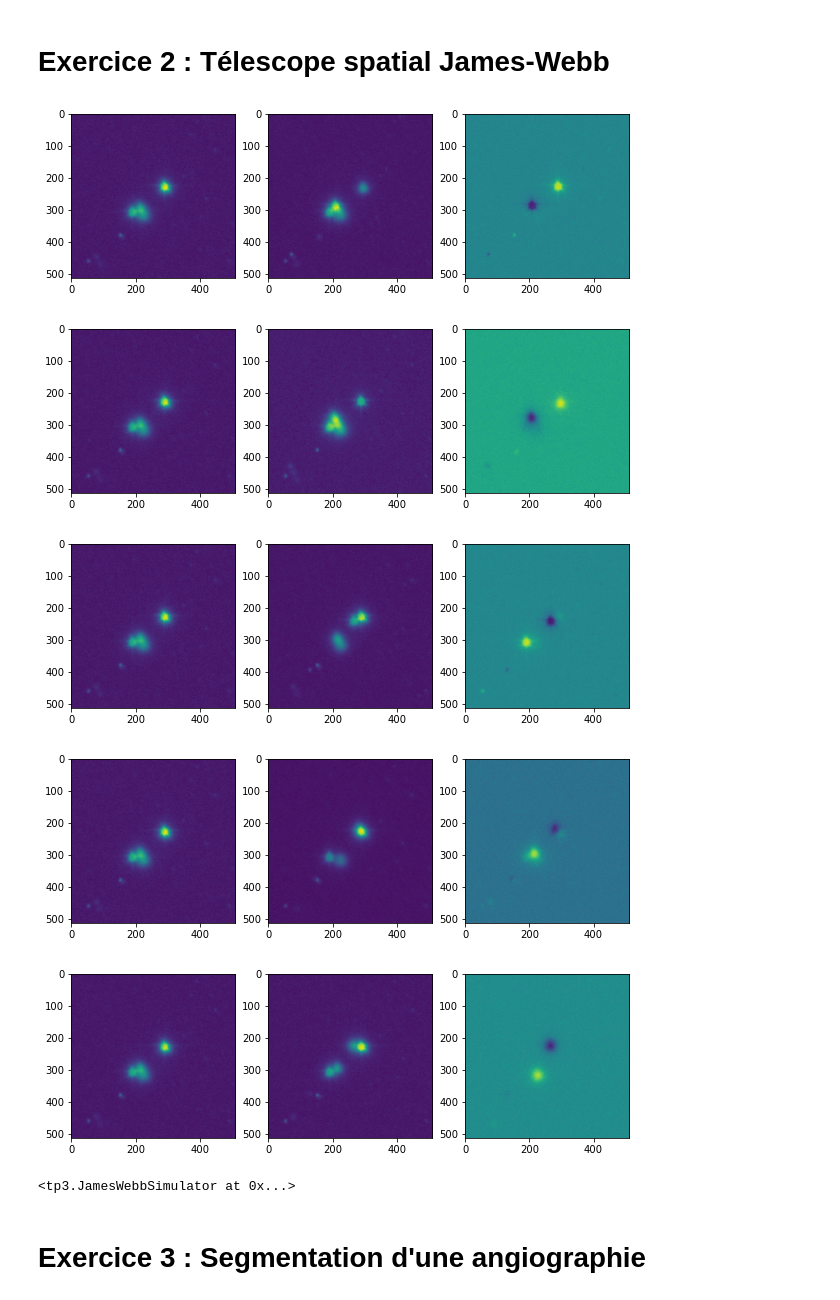
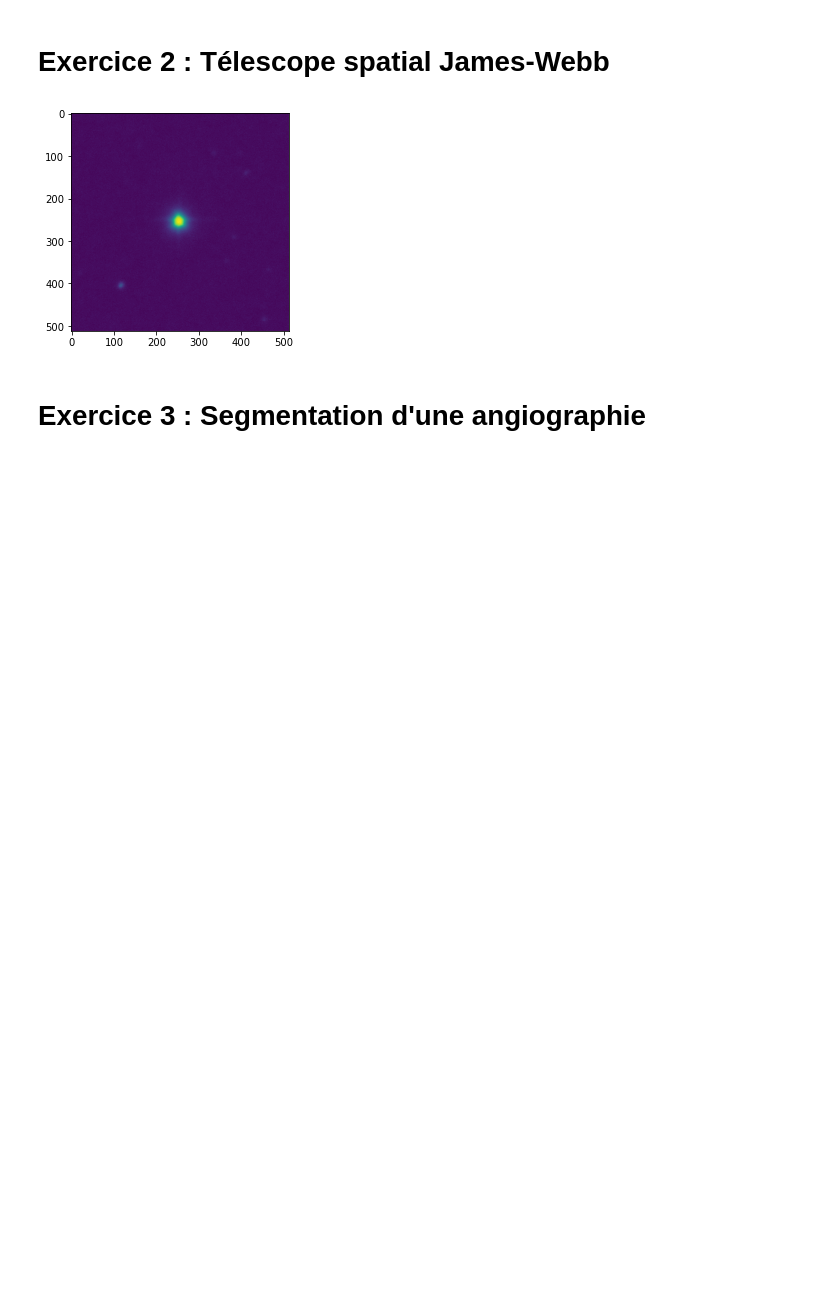
Before and after one commit to RaphaelJ-S/inf600f, a Jupyter notebook: tp/tp3/data/tp3.ipynb, the cells around one changed output. Cells and saved outputs as stored; diff of their text form; code cells hidden in the pictures; blank space fills up the shorter version.

```diff
--- a/tp/tp3/data/tp3.ipynb
+++ b/tp/tp3/data/tp3.ipynb
@@ -196,7 +194,6 @@ def calibration(telescope: tp3.JamesWebbSimulator, image: np.ndarray) -> tp3.Jam
     """
     ## Pour chaque miroir de votre télescope (`telescope.nb_mirrors`)
 
-
     for i in range(telescope.nb_mirrors):
         # TODO: Capture d'une image `im1` de l'étoile `HD84406`
         # TODO: Déplacer le miroir d'une distance de -100 pixels.
@@ -204,46 +201,49 @@ def calibration(telescope: tp3.JamesWebbSimulator, image: np.ndarray) -> tp3.Jam
         # TODO: Comparaison différentielle des images `im_d = im1 - im2` pour déterminer quelle étoile est associée à ce miroir
         # TODO: Segmentation de `im_d` et calcul de la position moyenne de l'étoile pour ce miroir.
         # TODO: Calcul de la correction à appliquer à ce miroir pour le placer au centre du champ de vue.
-        psf = np.ones((5,5)) / 25
 
         im1 = telescope.simulate(image)
-
         telescope.move_mirror_by(i, -100)
-
         im2 = telescope.simulate(image)
 
+        # Application d'un filtre gaussien pour éliminer le bruit
         diff = im1 - im2
+        diff = filters.gaussian(diff, 2)
 
-        plt.figure(figsize=(10,10))
-        plt.subplot(131)
-        plt.imshow(im1)
-        plt.subplot(132)
-        plt.imshow(im2)
-        plt.subplot(133)
-        plt.imshow(diff)
+        # Calcul et application du seuil Otsu
+        otsu = filters.threshold_multiotsu(diff, 3)
+        old_star = diff > otsu[1]
+        new_star = diff <= otsu[0]
+        seg1 = diff * old_star
+        seg2 = diff * new_star
 
-        plt.show()
-        telescope.reset()
+        # Calcul d'un point représentatif.
+        x_max, y_max = np.where(seg1 == seg1.max())
+        x_min, y_min = np.where(seg2 == seg2.min())
 
+        # moyenne de la distance de manhattan entre le point et le centre.
+        centre_x, centre_y = (seg1.shape[0] // 2, seg1.shape[1] // 2)
 
+        # Calcul des distances entre le centre et les deux points représentants les étoiles
+        distance_centre_new = ((x_min - centre_x) ** 2 + (y_min - centre_y) ** 2) ** 0.5
+        distance_old_new = ((x_min - x_max) ** 2 + (y_min - y_max) ** 2) ** 0.5
 
-
-
-
+        distance = -(distance_old_new - distance_centre_new)
+        telescope.move_mirror_by(i, 100)
+        telescope.set_mirror_correction(i, distance)
 
     # TODO: Appliquer la correction pour chaque miroir
 
+
     return telescope
 # %%
 # Ajouter ici des cellules de code / markdown pour vos réponses
 calibration(telescope, im_ex2)
+
+plt.imshow(telescope.simulate(im_ex2))
+plt.show()
 # %% [output]
-[figure, old version]
+[figure, new version]
-[figure, removed]
-[figure, removed]
-[figure, removed]
-[figure, removed]
-<tp3.JamesWebbSimulator at 0x...>
 # %% [markdown]
 # Exercice 3 : Segmentation d'une angiographie
 # %%
```
Also changed, not shown: parts of 3 cells of this notebook, 1 other file.
